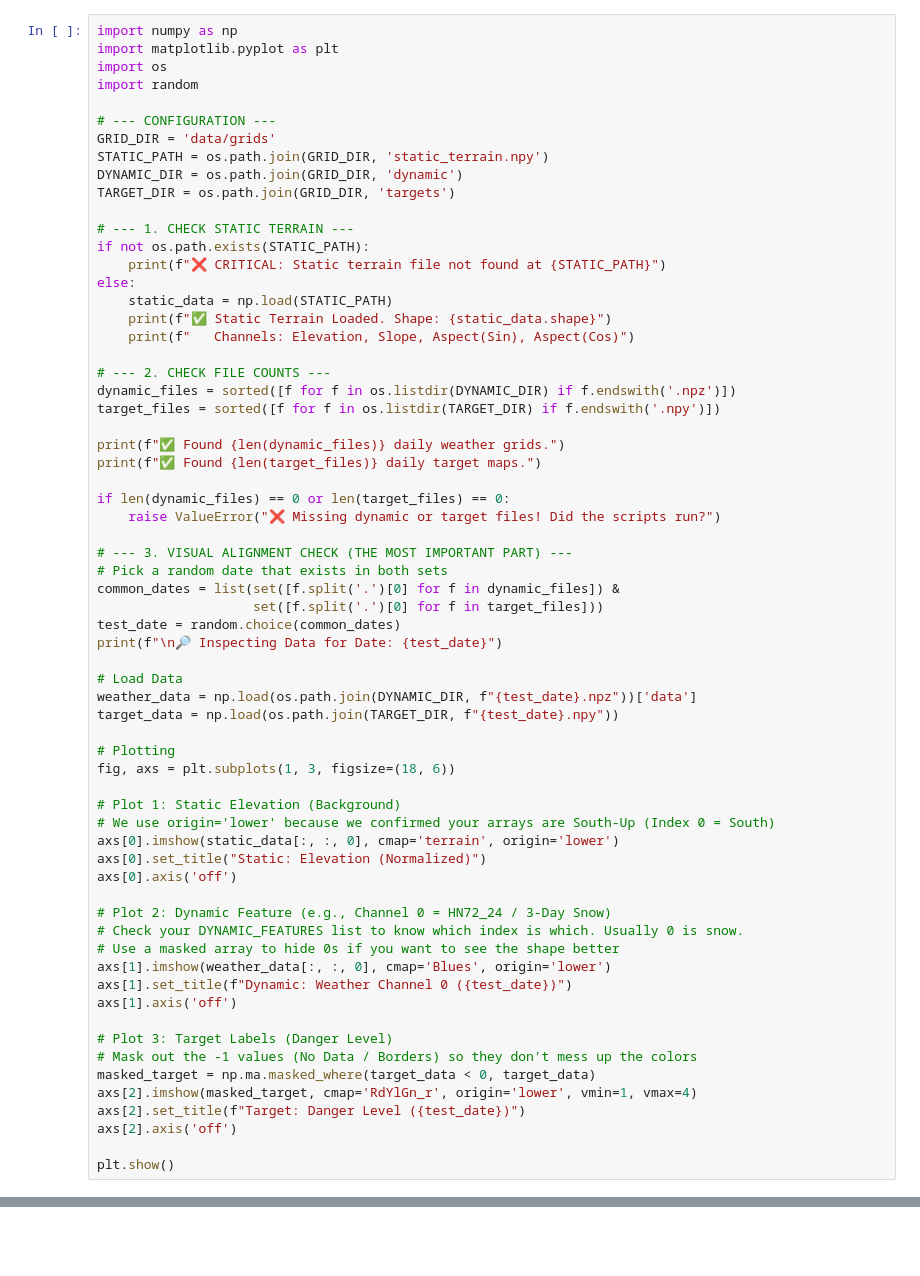
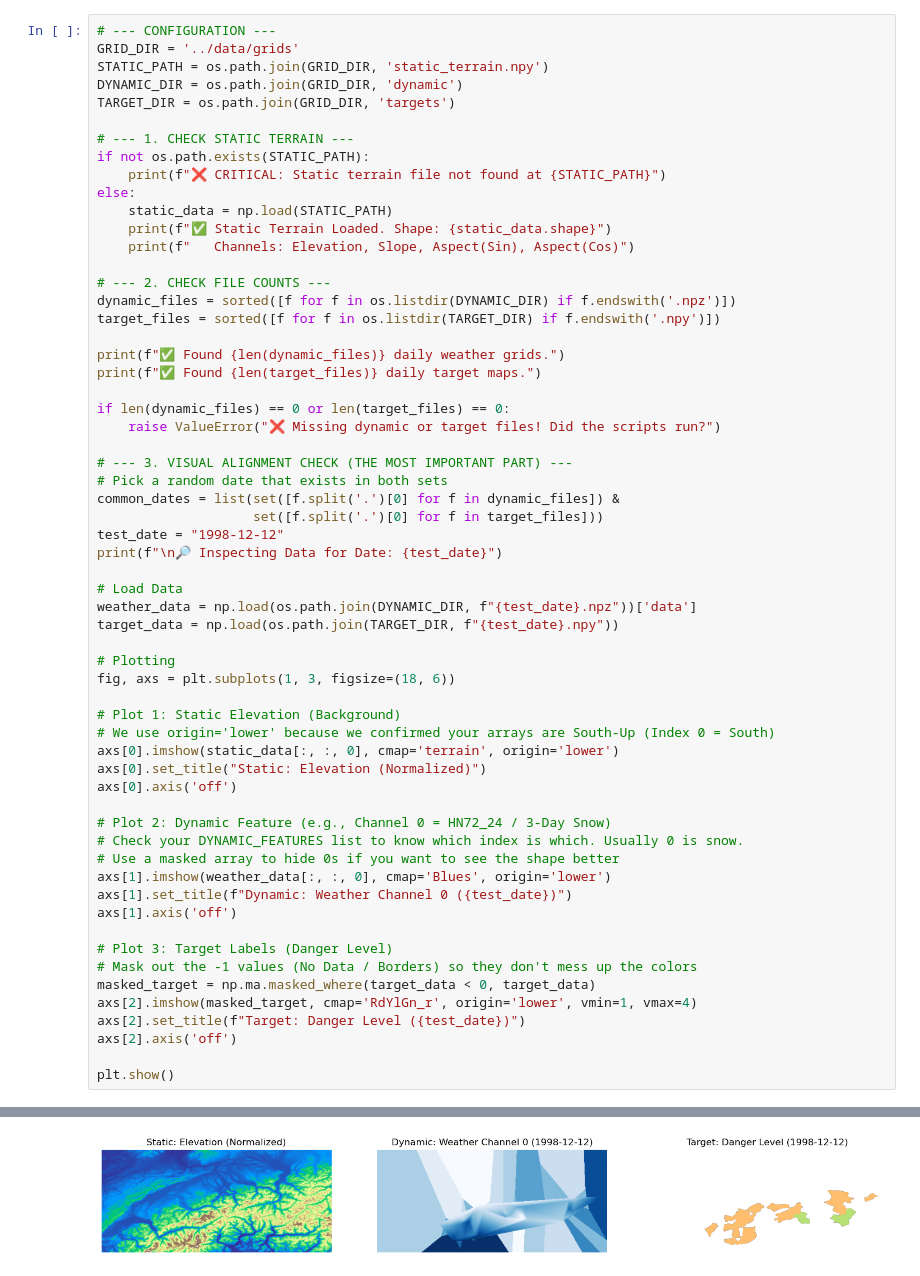
Before and after one commit to FPfenniger/AvalancheRiskProject, a Jupyter notebook: notebooks/Verification_NB.ipynb, the cells around one changed output, grey strips where cells are left out. Cells and saved outputs as stored; diff of their text form; blank space fills up the shorter version.

Commit message:
CNN Data Loader

```diff
--- a/notebooks/Verification_NB.ipynb
+++ b/notebooks/Verification_NB.ipynb
@@ -1,11 +6,6 @@
 # %%
-import numpy as np
-import matplotlib.pyplot as plt
-import os
-import random
-
 # --- CONFIGURATION ---
-GRID_DIR = 'data/grids'
+GRID_DIR = '../data/grids'
 STATIC_PATH = os.path.join(GRID_DIR, 'static_terrain.npy')
 DYNAMIC_DIR = os.path.join(GRID_DIR, 'dynamic')
 TARGET_DIR = os.path.join(GRID_DIR, 'targets')
@@ -32,7 +32,7 @@ if len(dynamic_files) == 0 or len(target_files) == 0:
 # Pick a random date that exists in both sets
 common_dates = list(set([f.split('.')[0] for f in dynamic_files]) &
                     set([f.split('.')[0] for f in target_files]))
-test_date = random.choice(common_dates)
+test_date = "1998-12-12"
 print(f"\n🔎 Inspecting Data for Date: {test_date}")
 
 # Load Data
@@ -63,3 +63,4 @@ axs[2].set_title(f"Target: Danger Level ({test_date})")
 axs[2].axis('off')
 
 plt.show()
+# %% [output]
@@ -65,0 +73 @@ plt.show()
+[figure, added]
```
Also changed, not shown: parts of 7 cells of this notebook, 3 other files.
